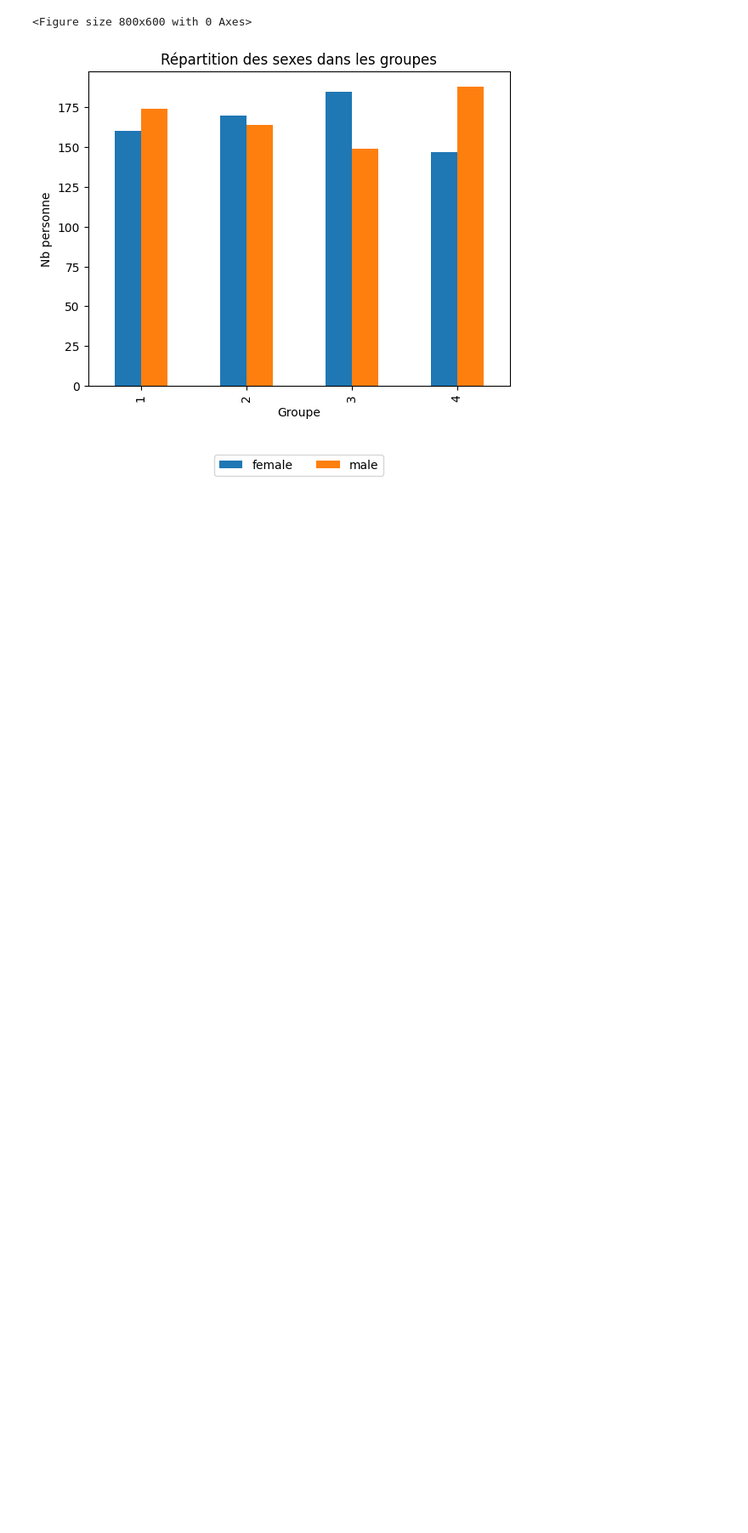
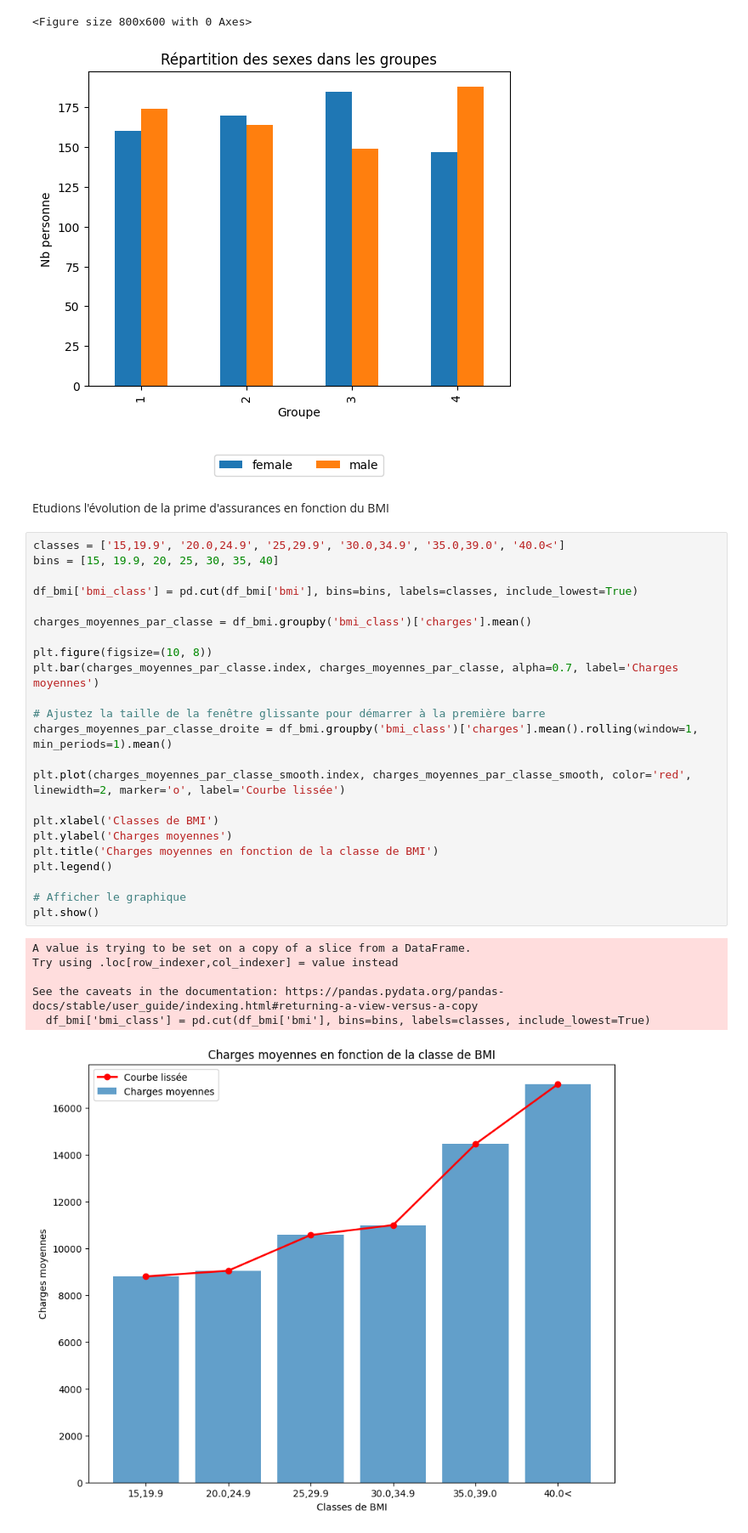
Before and after one commit to ChristianPRO1982/insurance_premium_SC, a Jupyter notebook: chris.ipynb, the cells around one changed output. Shown at 85% size. Saved outputs shown, nothing was run; the diff lists cells and outputs as text; blank space fills up the shorter version.

Commit message:
bmi classes

```diff
--- a/chris.ipynb
+++ b/chris.ipynb
@@ -225,3 +255,35 @@ plt.show()
 # %% [output]
 <Figure size 800x600 with 0 Axes>
 [figure]
+# %% [markdown]
+Etudions l'évolution de la prime d'assurances en fonction du BMI
+# %%
+classes = ['15,19.9', '20.0,24.9', '25,29.9', '30.0,34.9', '35.0,39.0', '40.0<']
+bins = [15, 19.9, 20, 25, 30, 35, 40]
+
+df_bmi['bmi_class'] = pd.cut(df_bmi['bmi'], bins=bins, labels=classes, include_lowest=True)
+
+charges_moyennes_par_classe = df_bmi.groupby('bmi_class')['charges'].mean()
+
+plt.figure(figsize=(10, 8))
+plt.bar(charges_moyennes_par_classe.index, charges_moyennes_par_classe, alpha=0.7, label='Charges moyennes')
+
+# Ajustez la taille de la fenêtre glissante pour démarrer à la première barre
+charges_moyennes_par_classe_droite = df_bmi.groupby('bmi_class')['charges'].mean().rolling(window=1, min_periods=1).mean()
+
+plt.plot(charges_moyennes_par_classe_smooth.index, charges_moyennes_par_classe_smooth, color='red', linewidth=2, marker='o', label='Courbe lissée')
+
+plt.xlabel('Classes de BMI')
+plt.ylabel('Charges moyennes')
+plt.title('Charges moyennes en fonction de la classe de BMI')
+plt.legend()
+
+# Afficher le graphique
+plt.show()
+# %% [output]
+A value is trying to be set on a copy of a slice from a DataFrame.
+Try using .loc[row_indexer,col_indexer] = value instead
+
+See the caveats in the documentation: https://pandas.pydata.org/pandas-docs/stable/user_guide/indexing.html#returning-a-view-versus-a-copy
+  df_bmi['bmi_class'] = pd.cut(df_bmi['bmi'], bins=bins, labels=classes, include_lowest=True)
+[figure, added]
```
Also changed, not shown: parts of 6 cells of this notebook.
